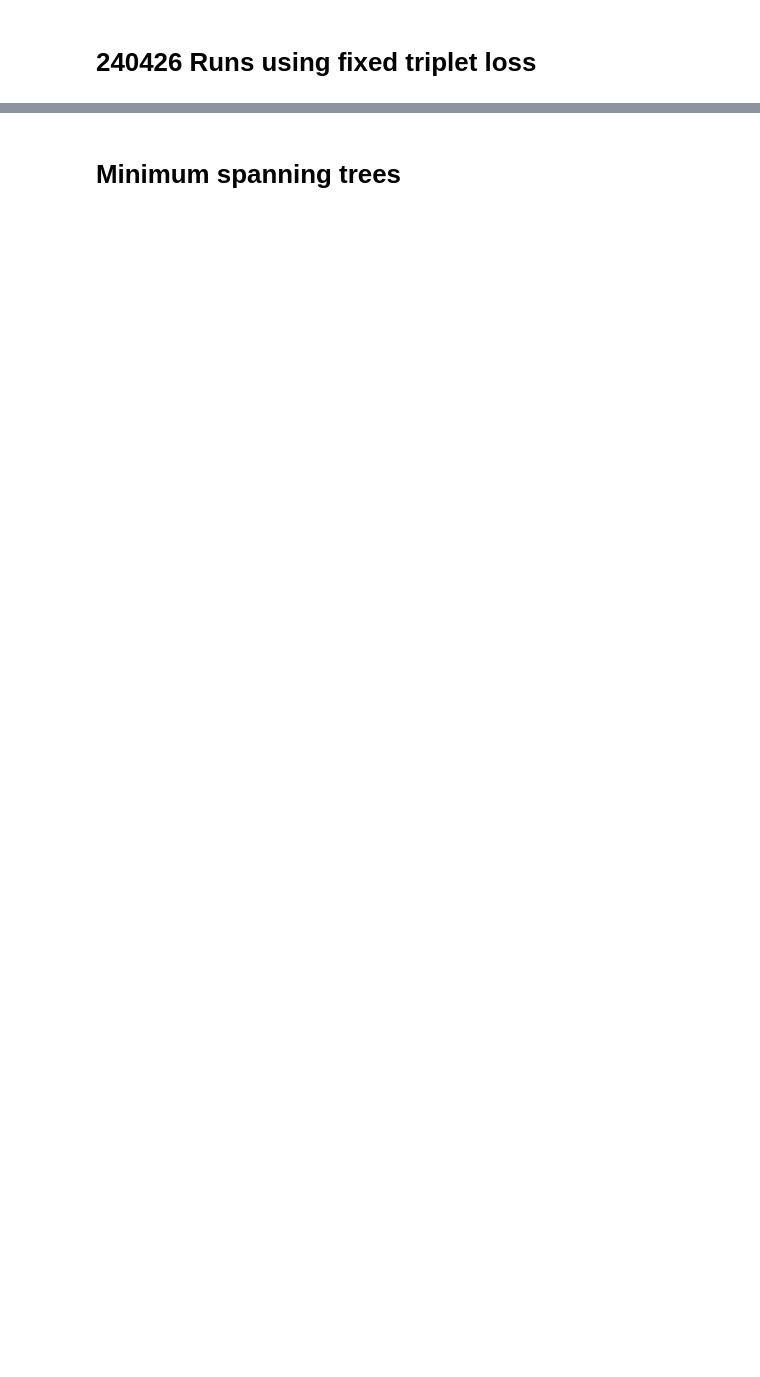
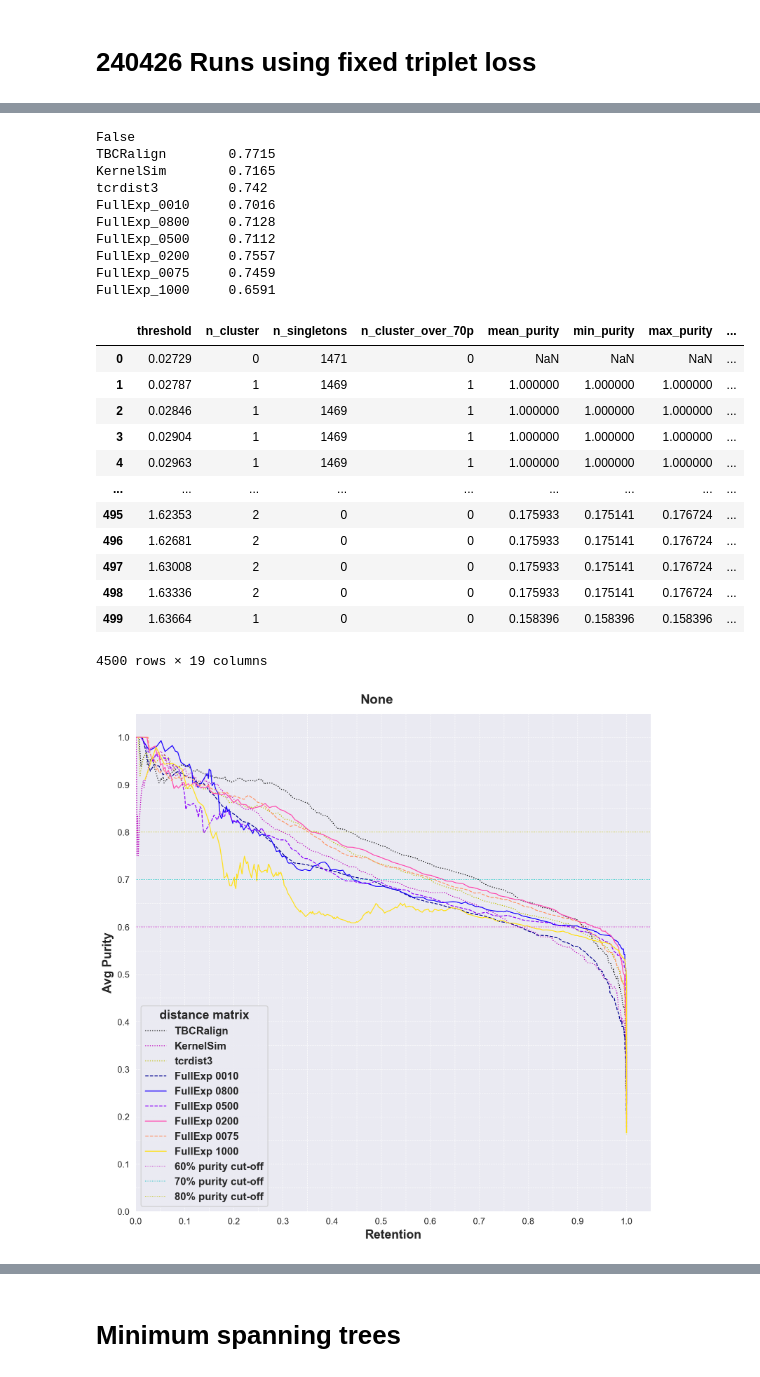
Before and after one commit to richieYT-wan/tclustr, a Jupyter notebook: notebooks/240426_networkx_clustering.ipynb, the cells around one changed output, grey strips where cells are left out. Drawn from its saved outputs; the diff is of its cells as text; code cells hidden in the pictures; blank space fills up the shorter version.

```diff
--- a/notebooks/240426_networkx_clustering.ipynb
+++ b/notebooks/240426_networkx_clustering.ipynb
@@ -508,0 +487,5 @@ weights: vae, triplet:  1 1
+# %%
+main_folder = '../output/240428_FixTriplet/'
+files = [x for x in glob.glob(f'{main_folder}*/') if 'tcrbase' not in x]
+names = ['_'.join(x.replace(main_folder,'').replace('RedoMargin_','').split('_')[2:]).split('_KFo')[0].replace('_leave','').replace('_out','') for x in files]
+names
@@ -508,0 +507,31 @@ weights: vae, triplet:  1 1
+# %%
+def pipeline_best_model_clustering(model_folder, input_df, name, n_points=500):
+    # Assuming we are using VAE based models
+    model = get_model(model_folder,
+                      map_location='cpu')
+    latent_df = get_latent_df(model, input_df)
+    print(len(latent_df))
+    dist_matrix, dist_array, features, labels, encoded_labels, label_encoder = get_distances_labels(latent_df)
+    results = cluster_all_thresholds(dist_array, features, labels, encoded_labels, label_encoder, n_points=n_points)
+    results['input_type'] = name
+    return results
+
+def get_distances_labels(latent_df, label_col='peptide', seq_cols= ('A1','A2','A3','B1','B2','B3')):
+    # Columns for making distmatrix
+    rest_cols = list(x for x in latent_df.columns if x in ['peptide', 'original_peptide','origin', 'binder'])
+    # Getting distmatrix and arrays
+    dist_matrix = make_dist_matrix(latent_df, 'peptide', ('A1','A2','A3','B1','B2','B3'),cols= rest_cols)
+    dist_matrix = dist_matrix[list(dist_matrix.sort_index().index)+rest_cols].sort_index()
+    dist_array = dist_matrix.iloc[:, :len(dist_matrix)].values
+    # Getting label encoder and features for computing metrics
+    features = latent_df[[z for z in latent_df.columns if z.startswith('z_')]].values
+    label_encoder = LabelEncoder()
+    labels = dist_matrix[label_col].values
+    encoded_labels = label_encoder.fit_transform(labels)
+    return dist_matrix, dist_array, features, labels, encoded_labels, label_encoder
+
+# Here, do a run with only the best
+
+results_all_partitions = pd.concat([pipeline_best_model_clustering(folder, new_df_filt.query('partition==0'),
+                                                                   name, n_points=500) \
+                                    for folder, name in zip(files, names)])
@@ -508,0 +659,3 @@ weights: vae, triplet:  1 1
+# %%
+results_all_partitions = pd.concat([baselines_valid, results_all_partitions])
+results_all_partitions.to_csv('../output/240411_ClusteringTests/fix_margin_results.csv')
@@ -508,0 +744,30 @@ weights: vae, triplet:  1 1
+# %%
+baselines_valid.replace({'tcrdist':'tcrdist3'}, inplace=True)
+# %%
+plot_pipeline(results_all_partitions.query('input_type.str.contains("0") and input_type.str.contains("FullExp")').drop_duplicates(),
+              baselines_valid.drop_duplicates())
+# %% [output]
+False
+TBCRalign        0.7715
+KernelSim        0.7165
+tcrdist3         0.742
+FullExp_0010     0.7016
+FullExp_0800     0.7128
+FullExp_0500     0.7112
+FullExp_0200     0.7557
+FullExp_0075     0.7459
+FullExp_1000     0.6591
+|  | threshold | n_cluster | n_singletons | n_cluster_over_70p | mean_purity | min_purity | max_purity | ... |
+| 0 | 0.02729 | 0 | 1471 | 0 | NaN | NaN | NaN | ... |
+| 1 | 0.02787 | 1 | 1469 | 1 | 1.000000 | 1.000000 | 1.000000 | ... |
+| 2 | 0.02846 | 1 | 1469 | 1 | 1.000000 | 1.000000 | 1.000000 | ... |
+| 3 | 0.02904 | 1 | 1469 | 1 | 1.000000 | 1.000000 | 1.000000 | ... |
+| 4 | 0.02963 | 1 | 1469 | 1 | 1.000000 | 1.000000 | 1.000000 | ... |
+| ... | ... | ... | ... | ... | ... | ... | ... | ... |
+| 495 | 1.62353 | 2 | 0 | 0 | 0.175933 | 0.175141 | 0.176724 | ... |
+| 496 | 1.62681 | 2 | 0 | 0 | 0.175933 | 0.175141 | 0.176724 | ... |
+| 497 | 1.63008 | 2 | 0 | 0 | 0.175933 | 0.175141 | 0.176724 | ... |
+| 498 | 1.63336 | 2 | 0 | 0 | 0.175933 | 0.175141 | 0.176724 | ... |
+| 499 | 1.63664 | 1 | 0 | 0 | 0.158396 | 0.158396 | 0.158396 | ... |
+4500 rows × 19 columns
+[figure, added]
```
Also changed, not shown: parts of 21 cells of this notebook, 8 other files.
